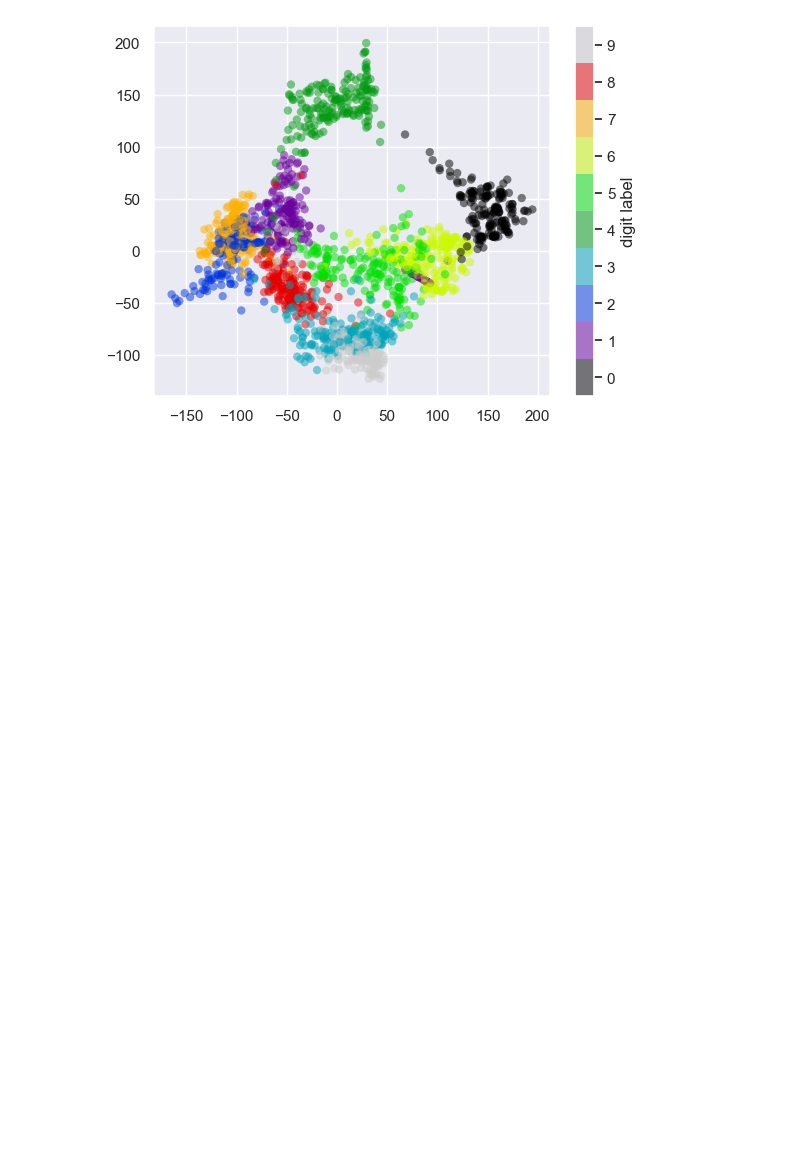
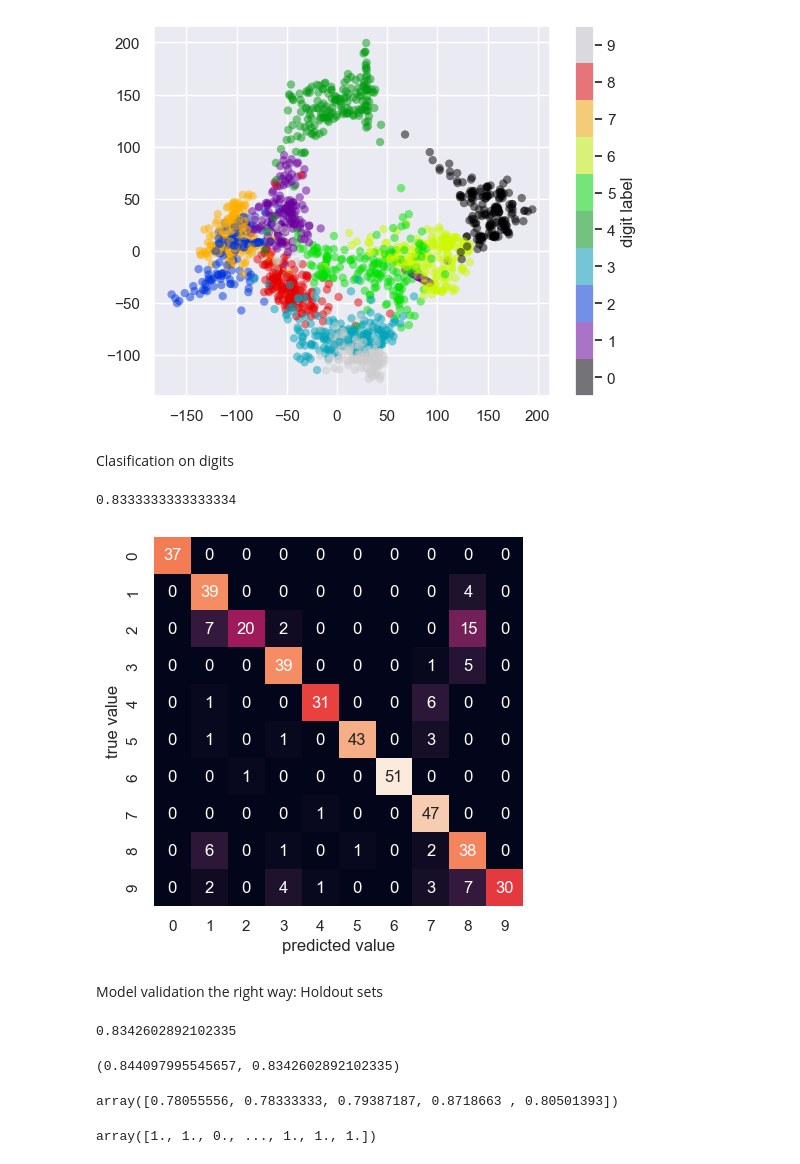
Before and after one commit to Bryan5776/Leraning_python, a Jupyter notebook: Python_data_science_book/python_data_science_book.ipynb, the cells around one changed output. Drawn from its saved outputs; the diff is of its cells as text; code cells hidden in the pictures; blank space fills up the shorter version.

```diff
--- a/Python_data_science_book/python_data_science_book.ipynb
+++ b/Python_data_science_book/python_data_science_book.ipynb
@@ -201,0 +200,64 @@ plt.clim(-0.5, 9.5);
+# %% [markdown]
+Clasification on digits
+# %%
+#split the data into a training and test set, and fit a Gaussian naive Bayes model
+Xtrain, Xtest, ytrain, ytest = train_test_split(X, y, random_state=0)
+from sklearn.naive_bayes import GaussianNB
+model = GaussianNB()
+model.fit(Xtrain, ytrain)
+y_model = model.predict(Xtest)
+# %%
+#Now that we have predicted our model, we can gauge its accuracy
+#by comparing the true values of the test set to the predictions
+from sklearn.metrics import accuracy_score
+accuracy_score(ytest, y_model)
+# %% [output]
+0.8333333333333334
+# %%
+#However, this single number doesn’t tell us where we’ve gone wrong
+#use the confusion matrix
+from sklearn.metrics import confusion_matrix
+mat = confusion_matrix(ytest, y_model)
+sns.heatmap(mat, square=True, annot=True, cbar=False)
+plt.xlabel('predicted value')
+plt.ylabel('true value');
+# %% [output]
+[figure, added]
+# %% [markdown]
+Model validation the right way: Holdout sets
+# %%
+#better sense of a model’s performance using what’s known as a holdout set
+#split the data into train and test an then compare the test to the true value
+from sklearn.model_selection import train_test_split
+# split the data with 50% in each set
+X1, X2, y1, y2 = train_test_split(X, y, random_state=0,
+train_size=0.5)
+
+# fit the model on one set of data
+model.fit(X1, y1)
+
+# evaluate the model on the second set of data
+y2_model = model.predict(X2)
+accuracy_score(y2, y2_model)
+# %% [output]
+0.8342602892102335
+# %%
+#you loose half your data. Cross validation usas una mitad para train y test y despues las inviertes
+y2_model = model.fit(X1, y1).predict(X2)
+y1_model = model.fit(X2, y2).predict(X1)
+accuracy_score(y1, y1_model), accuracy_score(y2, y2_model)
+# %% [output]
+(0.844097995545657, 0.8342602892102335)
+# %%
+#split the data even more into 5 groups
+from sklearn.model_selection import cross_val_score
+cross_val_score(model, X, y, cv=5)
+# %% [output]
+array([0.78055556, 0.78333333, 0.79387187, 0.8718663 , 0.80501393])
+# %%
+#mas extremo aun dejar solo un dato para test
+from sklearn.model_selection import LeaveOneOut
+scores = cross_val_score(model, X, y, cv=LeaveOneOut())
+scores
+# %% [output]
+array([1., 1., 0., ..., 1., 1., 1.])
```
Also changed, not shown: parts of 3 cells of this notebook.
